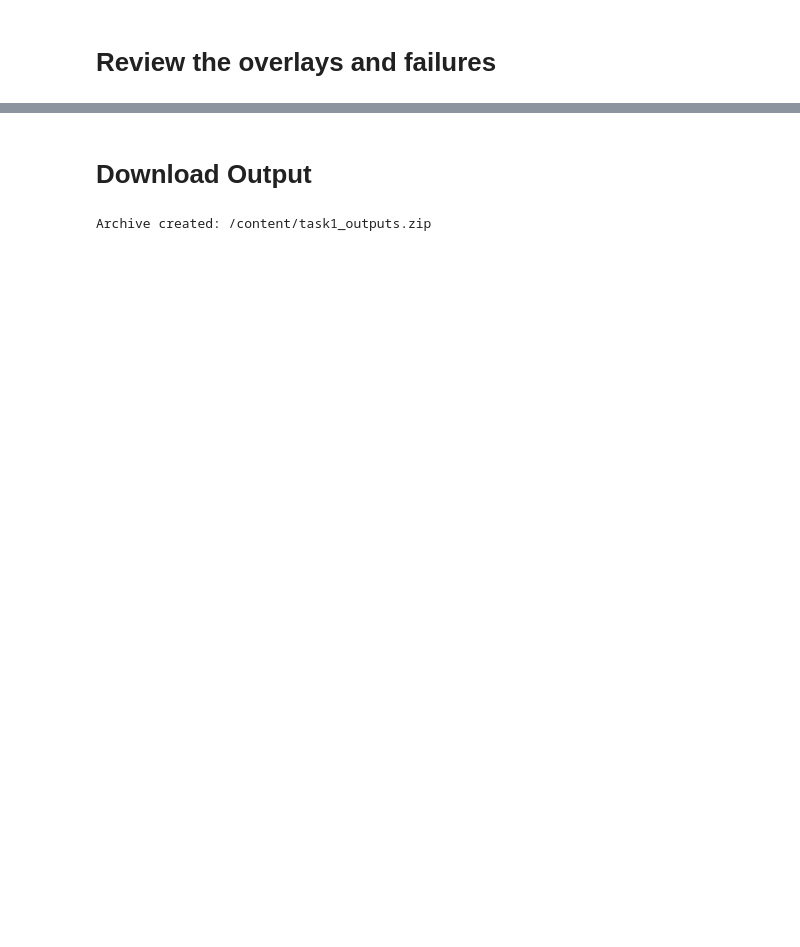
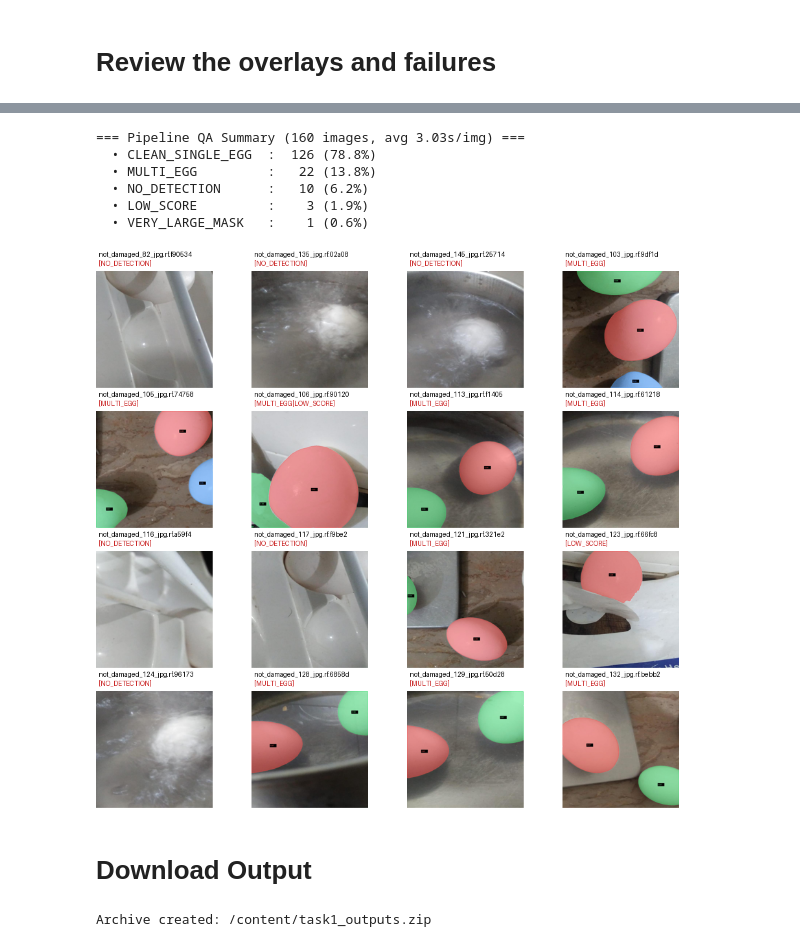
Before and after one commit to dptel22/Nosh-Robotics, a Jupyter notebook: Task_1.ipynb, the cells around one changed output, grey strips where cells are left out. Cells and saved outputs as stored; diff of their text form; code cells hidden in the pictures; blank space fills up the shorter version.

```diff
--- a/Task_1.ipynb
+++ b/Task_1.ipynb
@@ -428,3 +490,69 @@ display(sheet)
+# %%
+from collections import Counter
+from PIL import Image, ImageDraw
+from IPython.display import display
+import math
+
+with REPORT_PATH.open(newline="") as f:
+    rows = list(csv.DictReader(f))
+
+total_imgs = len(rows)
+flag_counts = Counter()
+for r in rows:
+    if r["flags"]:
+        for fl in r["flags"].split("|"):
+            flag_counts[fl] += 1
+    else:
+        flag_counts["CLEAN_SINGLE_EGG"] += 1
+
+avg_time = np.mean([float(r["seconds"]) for r in rows]) if rows else 0.0
+
+print(f"=== Pipeline QA Summary ({total_imgs} images, avg {avg_time:.2f}s/img) ===")
+for k, v in flag_counts.most_common():
+    print(f"  • {k:<18}: {v:>4} ({100.0 * v / max(1, total_imgs):.1f}%)")
+
+# Prioritize flagged images in the visual contact sheet so edge cases are inspected first
+flagged_rows = [r for r in rows if r["flags"]]
+clean_rows = [r for r in rows if not r["flags"]]
+sample_rows = (flagged_rows + clean_rows)[:16]
+
+cols = 4
+thumb_w, thumb_h = 240, 180
+cell_h = thumb_h + 36
+sheet = Image.new(
+    "RGB",
+    (cols * thumb_w, max(1, math.ceil(len(sample_rows) / cols)) * cell_h),
+    "white",
+)
+draw = ImageDraw.Draw(sheet)
+
+for i, r in enumerate(sample_rows):
+    overlay_path = (OVERLAY_DIR / r["image"]).with_suffix(".jpg")
+    if not overlay_path.exists():
+        continue
+
+    thumb = Image.open(overlay_path).convert("RGB")
+    thumb.thumbnail((thumb_w, thumb_h))
+
+    x = (i % cols) * thumb_w
+    y = (i // cols) * cell_h
+
+    status = r["flags"] if r["flags"] else "OK"
+    header_color = (200, 30, 30) if r["flags"] else (20, 130, 40)
+
+    draw.text((x + 4, y + 2), Path(r["image"]).name[:28], fill="black")
+    draw.text((x + 4, y + 16), f"[{status[:28]}]", fill=header_color)
+    sheet.paste(thumb, (x, y + 34))
+
+display(sheet)
+# %% [output]
+=== Pipeline QA Summary (160 images, avg 3.03s/img) ===
+  • CLEAN_SINGLE_EGG  :  126 (78.8%)
+  • MULTI_EGG         :   22 (13.8%)
+  • NO_DETECTION      :   10 (6.2%)
+  • LOW_SCORE         :    3 (1.9%)
+  • VERY_LARGE_MASK   :    1 (0.6%)
+[figure, added]
 # %% [markdown]
 # Download Output
 # %%
```
Also changed, not shown: parts of 16 cells of this notebook.
